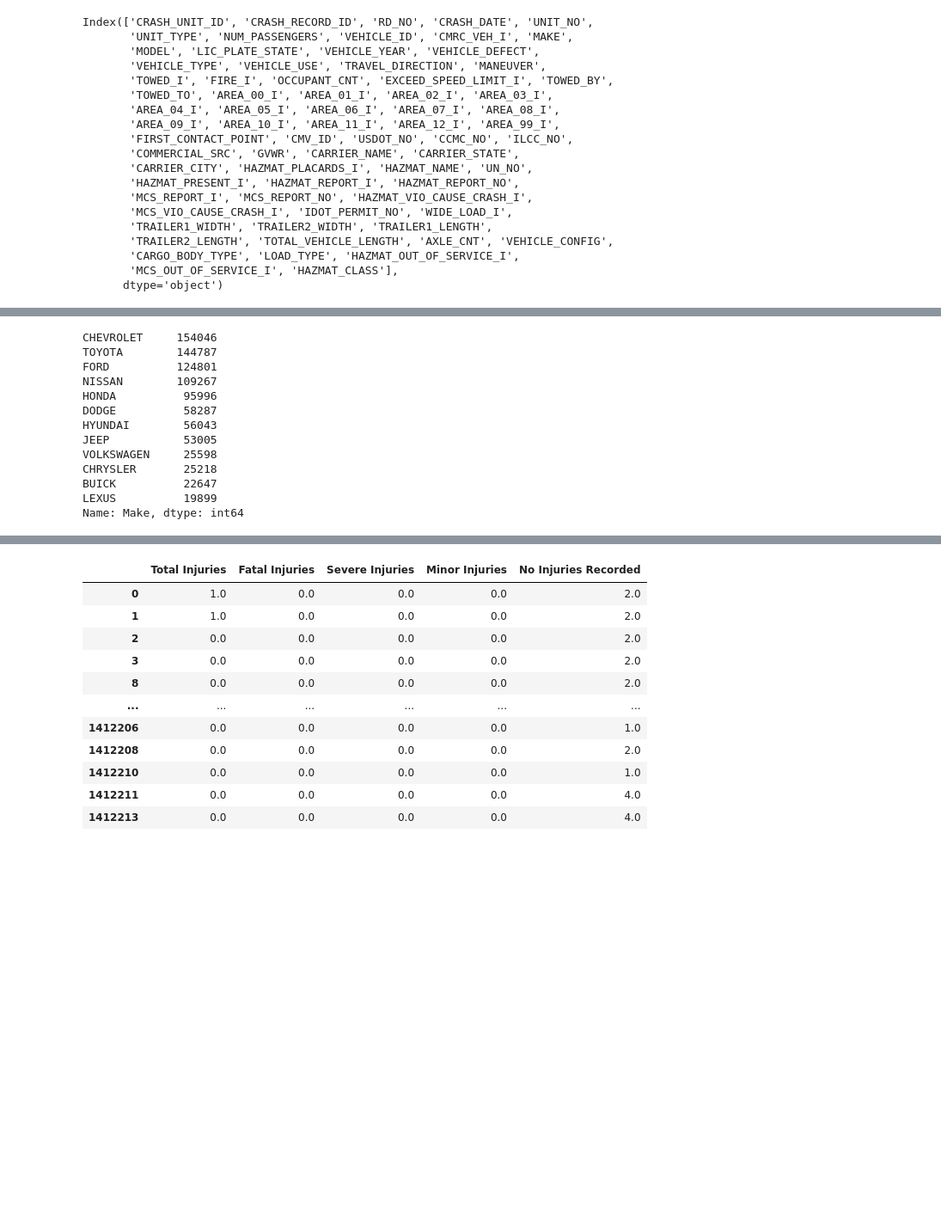
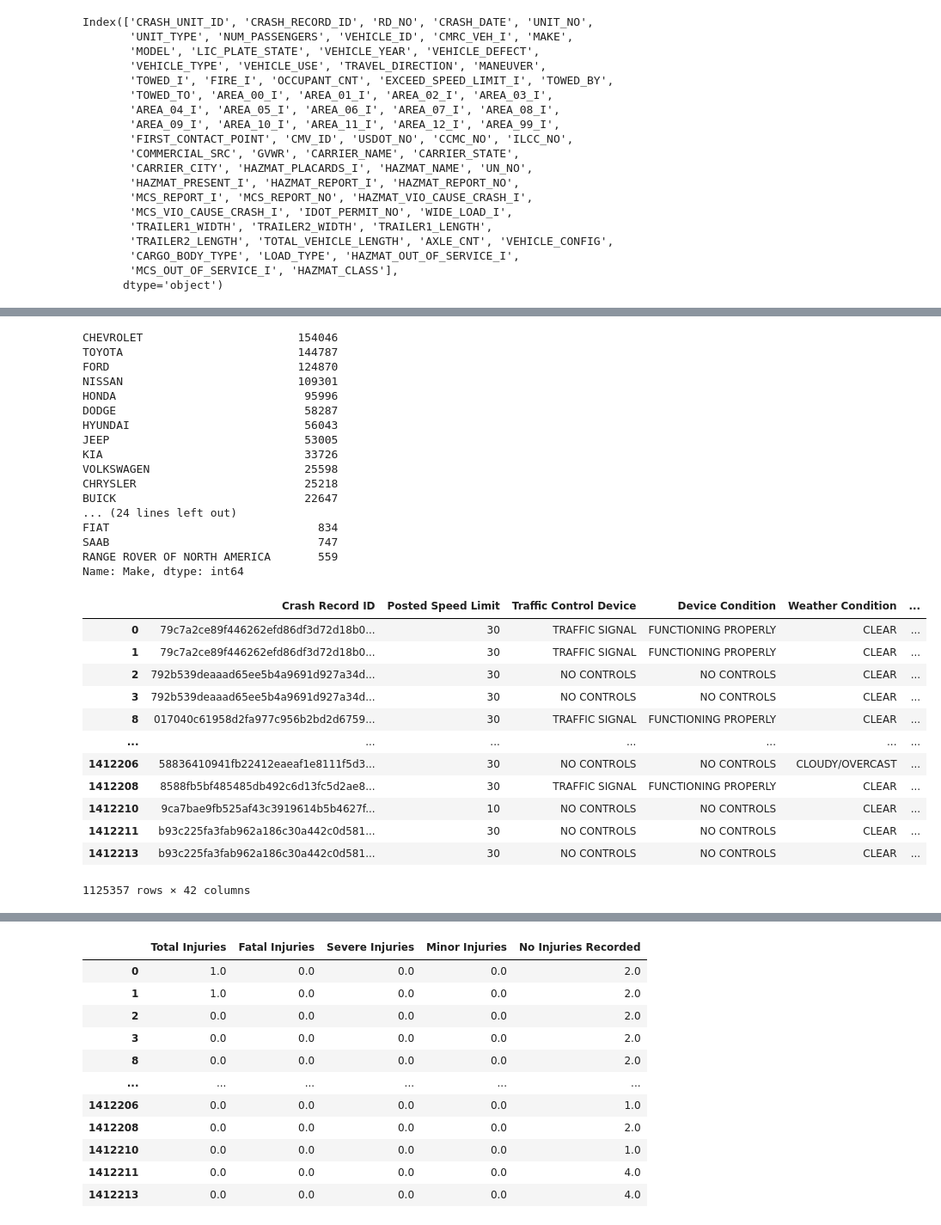
Before and after one commit to jngreco/Team-AutoCrash-Project, a Jupyter notebook: Chicago_Data-michael.ipynb, the cells around one changed output, grey strips where cells are left out. Shown: that part at 86% size. Cells and saved outputs as stored; diff of their text form; code cells hidden in the pictures; blank space fills up the shorter version.

```diff
--- a/Chicago_Data-michael.ipynb
+++ b/Chicago_Data-michael.ipynb
@@ -492,15 +464,38 @@ car_df.loc[car_df["Vehicle Type"] == "TRUCK - SINGLE UNIT"]
 # %%
+# Combine duplicate makes together for more accurate reporting:
 car_df = car_df.replace({"Make":{"TOYOTA MOTOR COMPANY, LTD.":"TOYOTA","KIA MOTORS CORP":"KIA",
                                 "TESLA MOTORS":"TESLA",
                                 "GENERAL MOTORS CORP.":"GMC",
                                  "GENERAL MOTORS CORPORATION (GMC)": "GMC",
                                 "LINCOLN-CONTINENTAL":"LINCOLN",
                                 "ACURA (DIV. OF AMERICAN HONDA MOTOR CO.)":"ACURA",
+                                "ACURA CL (SPORTS COUPE)":"ACURA",
+                                "ACURA SLX (SPORTS UTILITY)":"ACURA",
+                                 "CALDWELL (DIVISION OF SMITH INTERNATIONAL, INC.)":"CALDWELL DIV., SMITH INTERNATIONAL, INC.",
+                                 "CENTURION INTERNATIONAL, INC. (WACO, TX)":"CENTURION INTERNATIONAL, INC., WACO,TX",
+                                 "FIAT-ABARTH":"FIAT",
+                                 "FIESTA (IMPORTED BY FORD)":"FORD",
+                                 "FLEETCRAFT CORPORATION":"FLEETCRAFT CORP.",
+                                 "FLEETWOOD ENTERPRISES, INC.":"FLEETWOOD ENTERPRISES",
+                                 "FREIGHTLINER CORPORATION":"FREIGHTLINER CORP.",
+                                 "INTERNATIONAL COACH MANUFACTURING":"INTERNATIONAL COACH MFG.",
+                                 "INTERNATIONAL HARVESTER COMPANY":"INTERNATIONAL HARVESTER",
+                                 "INTERNATIONAL HARVESTER CO.":"INTERNATIONAL HARVESTER",
+                                 "INTERNATIONAL TRAILER CORPORATION":"INTERNATIONAL TRAILER CORP.",
+                                 "KENWORTH MOTOR TRUCK COMPANY":"KENWORTH MOTOR TRUCK CO.",
+                                 "MACK TRAILER MANUFACTURING COMPANY, INC. (DETRIOT, MI)":"MACK TRUCKS, INC.",
+                                 "MACK TRAILER MFG. CO., INC., DETRIOT, MI":"MACK TRUCKS, INC.",
+                                 "MINI-CRUISER (MFD. BY R.B.R. CORP.)":"MINI",
+                                 "NISSAN DIESEL MOTOR CO.":"NISSAN",
+                                 "MUSTANG":"FORD",
+                                 "PETERBILT MOTORS COMPANY (DIVISION OF PACCAR, INC.)":"PETERBILT MOTORS CO., DIVISION PACCAR, INC.",
+                                 "SPARTAN MOTORS, INC. (MFD. IN CHARLOTTE, MI)":"SPARTAN MOTORS, INC. (CHARLOTTE, MI)",
                                 }})
 # car_df["Make"].value_counts().sort()
-make_counts = car_df["Make"].value_counts().nlargest(100)
-make_counts.sort_index(ascending=True)
 
-# make_counts.sort_values(make_counts.columns[0])
-# vehicle_data_df[key].value_counts().nlargest(10)
+make_counts = car_df["Make"].value_counts().nlargest(50)
+make_counts
+
+# Use this for sorting by make:
+# make_counts.sort_index(ascending=True)
 # %% [output]
@@ -523,19 +518,42 @@ YUKON DELTA                                                   48
 Name: Make, dtype: int64
 # %%
-car_makes=['CHEVROLET', 'FORD', 'NISSAN', 'HONDA', 'TOYOTA', 'DODGE', 'HYUNDAI', 'JEEP', 'VOLKSWAGEN', 'CHRYSLER', 'BUICK', 'LEXUS']
+car_makes=['CHEVROLET', 'TOYOTA', 'FORD', 'NISSAN', 'HONDA', 'DODGE', 'HYUNDAI', 'JEEP', 'KIA', 'VOLKSWAGEN', 'CHRYSLER', 'BUICK', 'GMC',
+           'LEXUS', 'MERCEDES-BENZ', 'BMW', 'MAZDA', 'ACURA', 'CADILLAC', 'INFINITY', 'PONTIAC', 'SUBARU', 'MITSUBISHI', 'AUDI', 'LINCOLN',
+           'MERCURY', 'SATURN', 'VOLVO', 'LAND ROVER', 'SCION', 'OLDSMOBILE', 'ISUZU', 'TESLA', 'JAGUAR', 'PORSCHE', 'SUZUKI', 'MINI',
+           'FIAT', 'SAAB', 'RANGE ROVER OF NORTH AMERICA']
 makes_df=car_df.loc[car_df["Make"].isin(car_makes)]
 makes_df["Make"].value_counts()
 # %% [output]
-CHEVROLET     154046
-TOYOTA        144787
-FORD          124801
-NISSAN        109267
-HONDA          95996
-DODGE          58287
-HYUNDAI        56043
-JEEP           53005
-VOLKSWAGEN     25598
-CHRYSLER       25218
-BUICK          22647
-LEXUS          19899
+CHEVROLET                       154046
+TOYOTA                          144787
+FORD                            124870
+NISSAN                          109301
+HONDA                            95996
+DODGE                            58287
+HYUNDAI                          56043
+JEEP                             53005
+KIA                              33726
+VOLKSWAGEN                       25598
+CHRYSLER                         25218
+BUICK                            22647
+... (24 lines left out)
+FIAT                               834
+SAAB                               747
+RANGE ROVER OF NORTH AMERICA       559
 Name: Make, dtype: int64
+# %%
+makes_df
+# %% [output]
+|  | Crash Record ID | Posted Speed Limit | Traffic Control Device | Device Condition | Weather Condition | ... |
+| 0 | 79c7a2ce89f446262efd86df3d72d18b0... | 30 | TRAFFIC SIGNAL | FUNCTIONING PROPERLY | CLEAR | ... |
+| 1 | 79c7a2ce89f446262efd86df3d72d18b0... | 30 | TRAFFIC SIGNAL | FUNCTIONING PROPERLY | CLEAR | ... |
+| 2 | 792b539deaaad65ee5b4a9691d927a34d... | 30 | NO CONTROLS | NO CONTROLS | CLEAR | ... |
+| 3 | 792b539deaaad65ee5b4a9691d927a34d... | 30 | NO CONTROLS | NO CONTROLS | CLEAR | ... |
+| 8 | 017040c61958d2fa977c956b2bd2d6759... | 30 | TRAFFIC SIGNAL | FUNCTIONING PROPERLY | CLEAR | ... |
+| ... | ... | ... | ... | ... | ... | ... |
+| 1412206 | 58836410941fb22412eaeaf1e8111f5d3... | 30 | NO CONTROLS | NO CONTROLS | CLOUDY/OVERCAST | ... |
+| 1412208 | 8588fb5bf485485db492c6d13fc5d2ae8... | 30 | TRAFFIC SIGNAL | FUNCTIONING PROPERLY | CLEAR | ... |
+| 1412210 | 9ca7bae9fb525af43c3919614b5b4627f... | 10 | NO CONTROLS | NO CONTROLS | CLEAR | ... |
+| 1412211 | b93c225fa3fab962a186c30a442c0d581... | 30 | NO CONTROLS | NO CONTROLS | CLEAR | ... |
+| 1412213 | b93c225fa3fab962a186c30a442c0d581... | 30 | NO CONTROLS | NO CONTROLS | CLEAR | ... |
+1125357 rows × 42 columns
```
Also changed, not shown: parts of 26 cells of this notebook.
